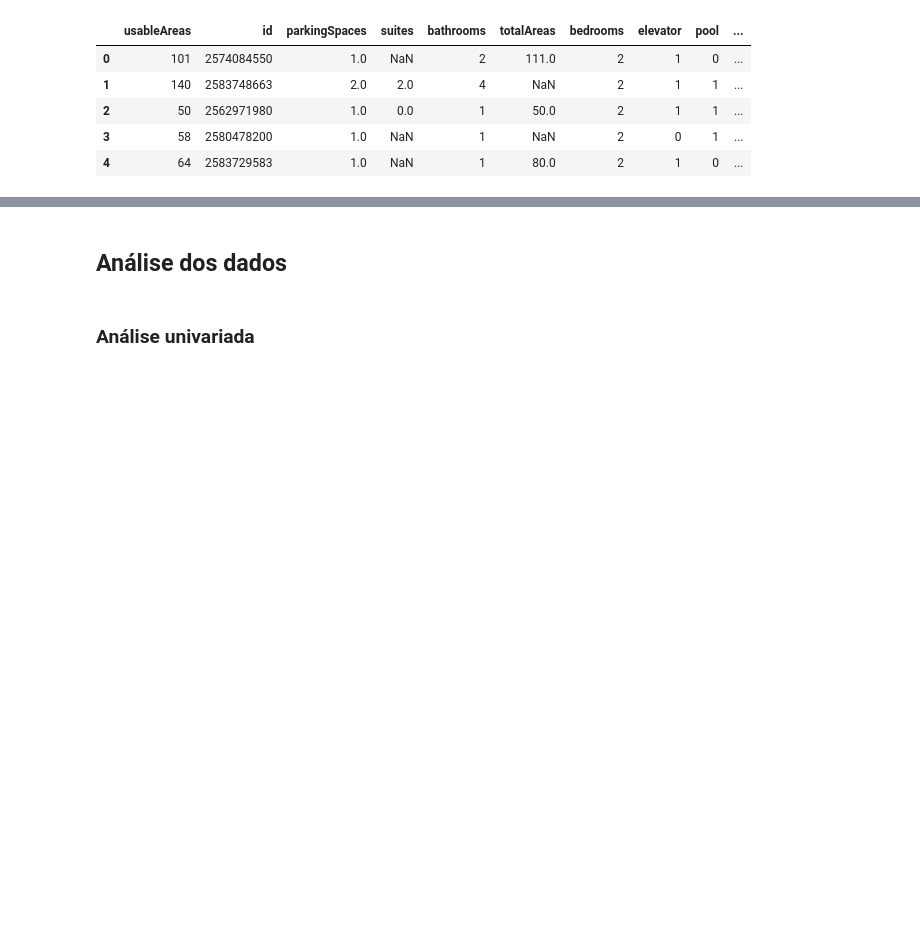
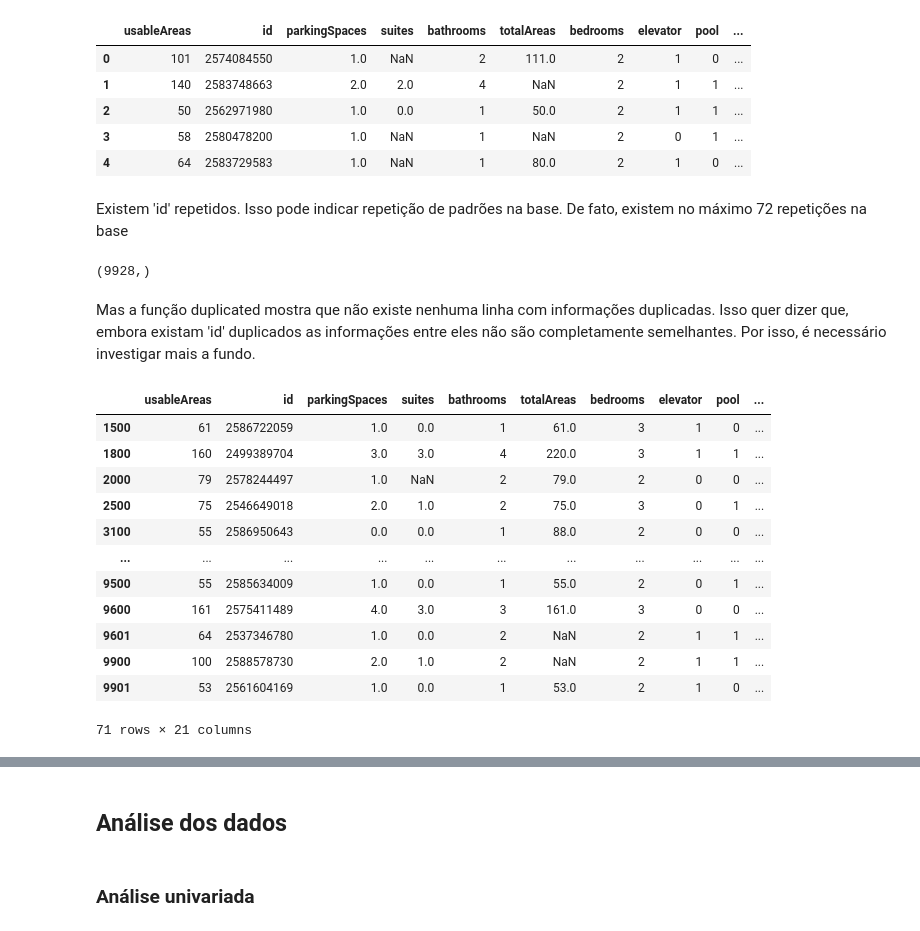
Before and after one commit to BrunoRammon/projeto_tecnicas_programacao_i, a Jupyter notebook: project.ipynb, the cells around one changed output, grey strips where cells are left out. Saved outputs shown, nothing was run; the diff lists cells and outputs as text; code cells hidden in the pictures; blank space fills up the shorter version.

```diff
--- a/project.ipynb
+++ b/project.ipynb
@@ -184,3 +184,28 @@ df.head()
 | 2 | 50 | 2562971980 | 1.0 | 0.0 | 1 | 50.0 | 2 | 1 | 1 | ... |
 | 3 | 58 | 2580478200 | 1.0 | NaN | 1 | NaN | 2 | 0 | 1 | ... |
 | 4 | 64 | 2583729583 | 1.0 | NaN | 1 | 80.0 | 2 | 1 | 0 | ... |
+# %% [markdown]
+Existem 'id' repetidos. Isso pode indicar repetição de padrões na base. De fato, existem no máximo 72 repetições na base
+# %%
+df['id'].unique().shape
+# %% [output]
+(9928,)
+# %% [markdown]
+Mas a função duplicated mostra que não existe nenhuma linha com informações duplicadas. Isso quer dizer que, embora existam 'id' duplicados as informações entre eles não são completamente semelhantes. Por isso, é necessário investigar mais a fundo.
+# %%
+df_a = df[df.duplicated()]
+df_a
+# %% [output]
+|  | usableAreas | id | parkingSpaces | suites | bathrooms | totalAreas | bedrooms | elevator | pool | ... |
+| 1500 | 61 | 2586722059 | 1.0 | 0.0 | 1 | 61.0 | 3 | 1 | 0 | ... |
+| 1800 | 160 | 2499389704 | 3.0 | 3.0 | 4 | 220.0 | 3 | 1 | 1 | ... |
+| 2000 | 79 | 2578244497 | 1.0 | NaN | 2 | 79.0 | 2 | 0 | 0 | ... |
+| 2500 | 75 | 2546649018 | 2.0 | 1.0 | 2 | 75.0 | 3 | 0 | 1 | ... |
+| 3100 | 55 | 2586950643 | 0.0 | 0.0 | 1 | 88.0 | 2 | 0 | 0 | ... |
+| ... | ... | ... | ... | ... | ... | ... | ... | ... | ... | ... |
+| 9500 | 55 | 2585634009 | 1.0 | 0.0 | 1 | 55.0 | 2 | 0 | 1 | ... |
+| 9600 | 161 | 2575411489 | 4.0 | 3.0 | 3 | 161.0 | 3 | 0 | 0 | ... |
+| 9601 | 64 | 2537346780 | 1.0 | 0.0 | 2 | NaN | 2 | 1 | 1 | ... |
+| 9900 | 100 | 2588578730 | 2.0 | 1.0 | 2 | NaN | 2 | 1 | 1 | ... |
+| 9901 | 53 | 2561604169 | 1.0 | 0.0 | 1 | 53.0 | 2 | 1 | 0 | ... |
+71 rows × 21 columns
```
Also changed, not shown: parts of 11 cells of this notebook.
